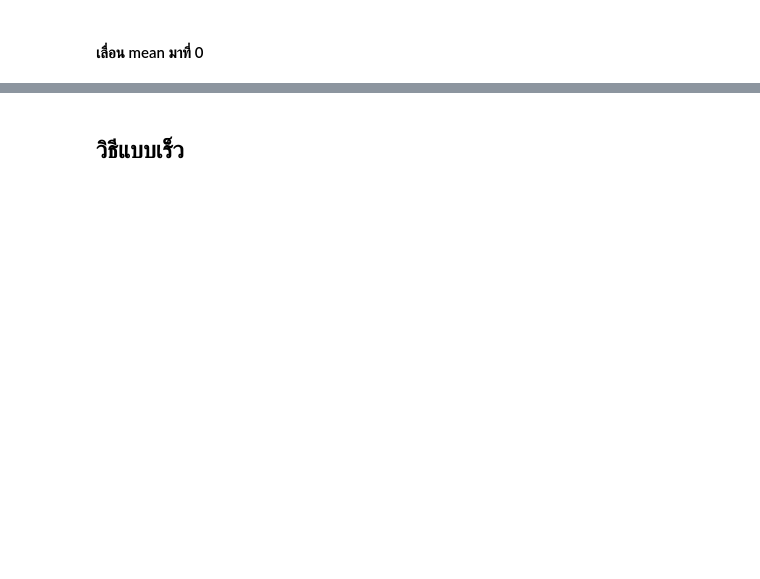
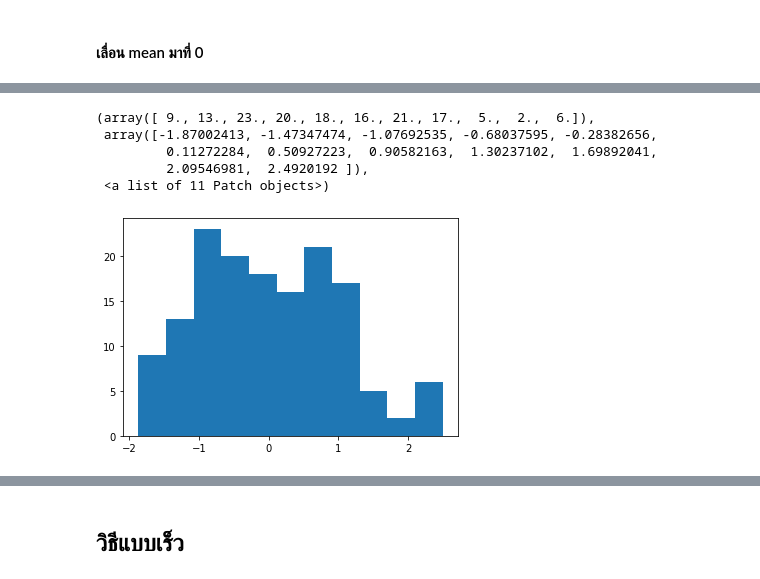
Before and after one commit to kittikhun62/Multivariate, a Jupyter notebook: Chapter3PCA.ipynb, the cells around one changed output, grey strips where cells are left out. Drawn from its saved outputs; the diff is of its cells as text; code cells hidden in the pictures; blank space fills up the shorter version.

```diff
--- a/Chapter3PCA.ipynb
+++ b/Chapter3PCA.ipynb
@@ -100,3 +100,3 @@ NameError: ignored
 # %%
-stdD = np.std(data_matrix,axis=1)
+stdD = np.std(data_martrix,axis=1)
 stdD
@@ -119,2 +173,11 @@ plt.hist(data_matrix[0,:],bins = 'rice')
+# %%
+data_martrix_m0_std1 = data_martrix_m0/stdD.reshape((4,1))
 # %%
-plt.hist(data_matrix_m0[0,:],bins = 'rice')
+plt.hist(data_martrix_m0_std1[0,:],bins='rice')
+# %% [output]
+(array([ 9., 13., 23., 20., 18., 16., 21., 17.,  5.,  2.,  6.]),
+ array([-1.87002413, -1.47347474, -1.07692535, -0.68037595, -0.28382656,
+         0.11272284,  0.50927223,  0.90582163,  1.30237102,  1.69892041,
+         2.09546981,  2.4920192 ]),
+ <a list of 11 Patch objects>)
+[figure, added]
```
Also changed, not shown: parts of 38 cells of this notebook.
